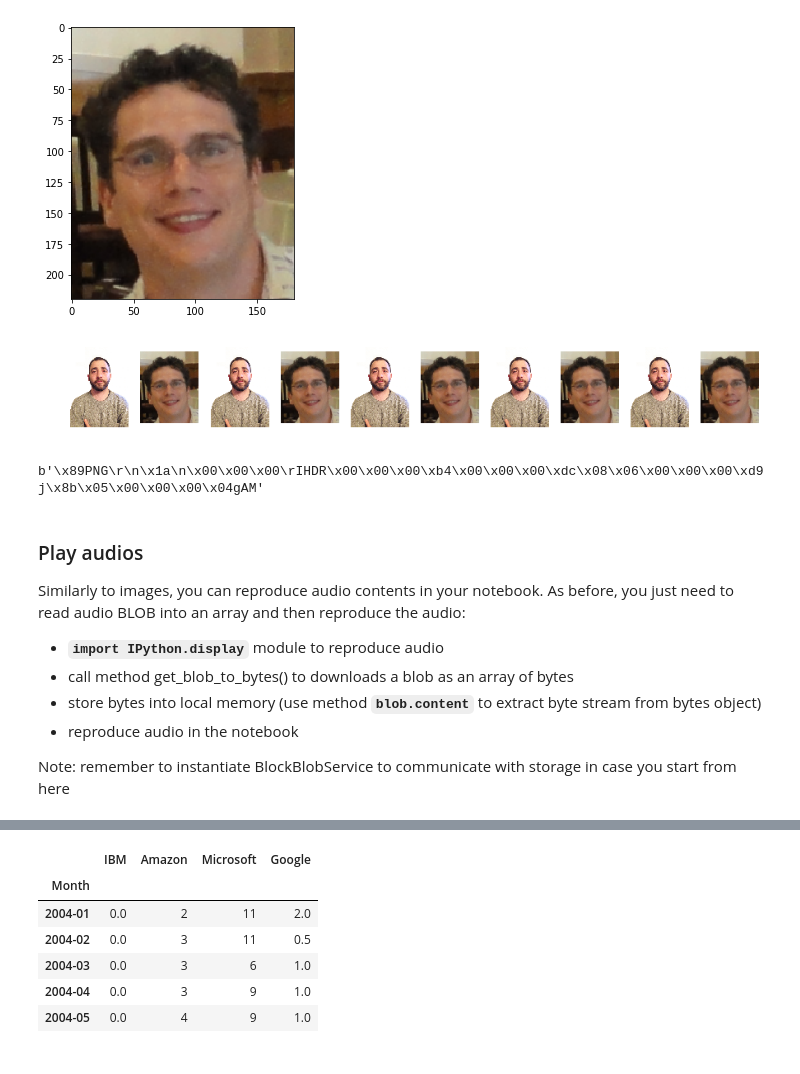
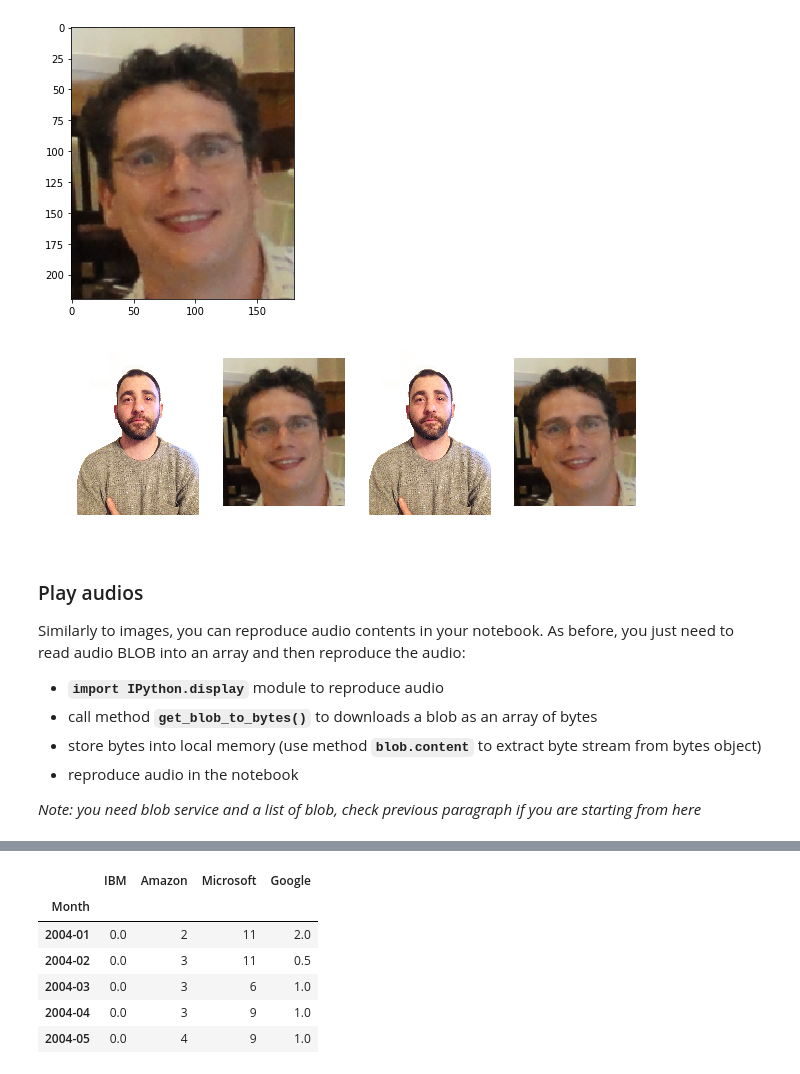
Before and after one commit to IQSS/dss-workshops-archived, a Jupyter notebook: public_cloud_computing/guides/G2/G2.ipynb, the cells around one changed output, grey strips where cells are left out. Saved outputs shown, nothing was run; the diff lists cells and outputs as text; code cells hidden in the pictures.

Commit message:
Updated G2: final draft. code, text, image and reference are in place and work correctely.

```diff
--- a/public_cloud_computing/guides/G2/G2.ipynb
+++ b/public_cloud_computing/guides/G2/G2.ipynb
@@ -382,42 +361,38 @@ plt.imshow(img_bytes);
 [figure]
 # %%
 #list of BLOBs'name in the cloud storage
-blobs = ['andrea_porelli.jpg', 'ista_zahn.png'] * 5
+blobs = ['andrea_porelli.jpg', 'ista_zahn.png'] * 2
 
 #plot multiple BLOBs
 images_bytes = []
-fig, ax = plt.subplots(1, len(blobs), figsize = (15,5))
+fig, ax = plt.subplots(1, len(blobs), figsize = (10,10))
 for i, blob in enumerate(blobs):
     blob_bytes = blob_service.get_blob_to_bytes(NEW_CONTAINER_NAME, blob)
     blob_bytes_in_memory = io.BytesIO(blob_bytes.content)
     images_bytes.append(Image.open(blob_bytes_in_memory))
     ax[i].imshow(images_bytes[i])
     #turn of frame around picture
     ax[i].set_axis_off()
 # %% [output]
-[figure, old version]
+[figure, new version]
 # %%
-#why do we need array to display images? what is inside the blob?
-
-#let us print a slice of blob content
-blob_bytes.content[0:40]
-
-#################################################
-# Answer: byte stream. Link to resource         #
-# \x89PNG\ stands for file extension            #
-#################################################
+######################################################################
+#Why do we need array to display images? what is inside the blob?    #
+#let us print a slice of blob content (copy paste line below to cell)#
+#IN: blob_bytes.content[0:40]                                        #
+#OUT: \x89PNG\\r\n\x1a\n\x00\x00\x00\rIHDR\x00\x00\x00\xb4\x00\x     #
+#Answer: byte stream                                                 #
+######################################################################
-# %% [output]
-b'\x89PNG\r\n\x1a\n\x00\x00\x00\rIHDR\x00\x00\x00\xb4\x00\x00\x00\xdc\x08\x06\x00\x00\x00\xd9j\x8b\x05\x00\x00\x00\x04gAM'
 # %% [markdown]
 ### Play audios
 Similarly to images, you can reproduce audio contents in your notebook. As before, you just need to read audio BLOB into an array and then reproduce the audio:
 
 - **`import IPython.display`** module to reproduce audio
-- call method get_blob_to_bytes() to downloads a blob as an array of bytes
+- call method **`get_blob_to_bytes()`** to downloads a blob as an array of bytes
 - store bytes into local memory (use method **`blob.content`** to extract byte stream from bytes object)
 - reproduce audio in the notebook
 
-Note: remember to instantiate BlockBlobService to communicate with storage in case you start from here
+_Note: you need blob service and a list of blob, check previous paragraph if you are starting from here_
 # %%
 #import library
 from IPython.display import Audio
```
Also changed, not shown: parts of 21 cells of this notebook, 3 other files.
